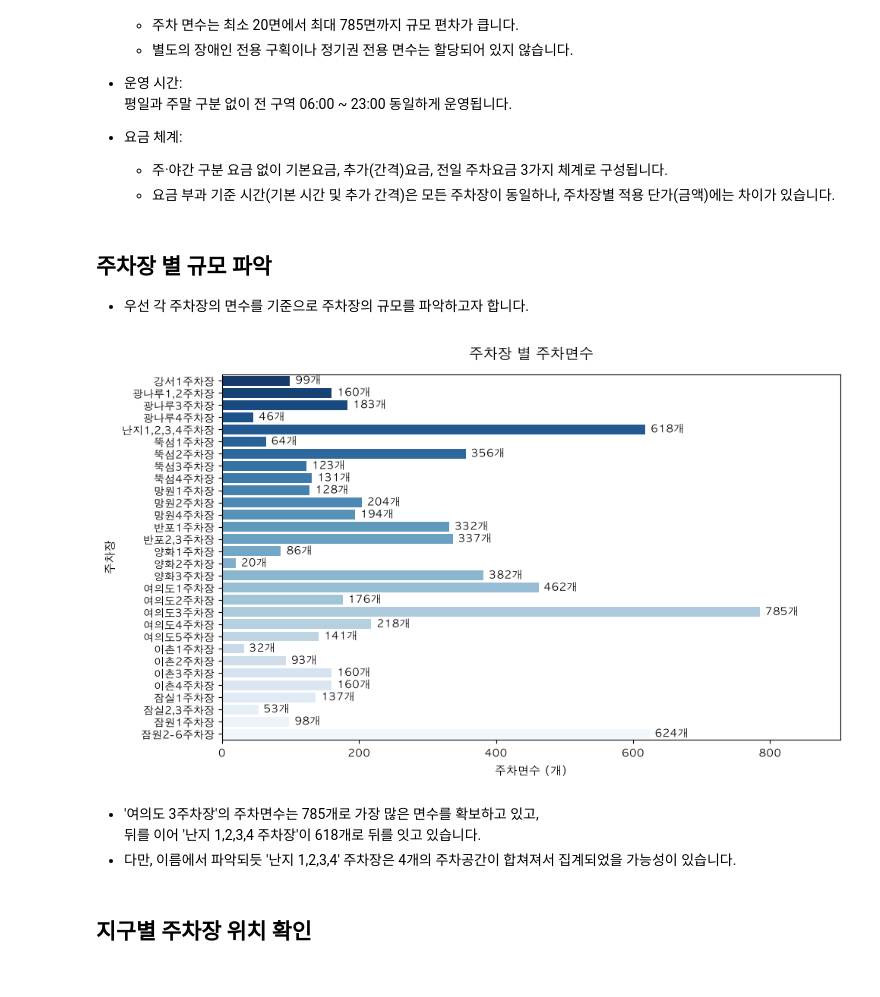
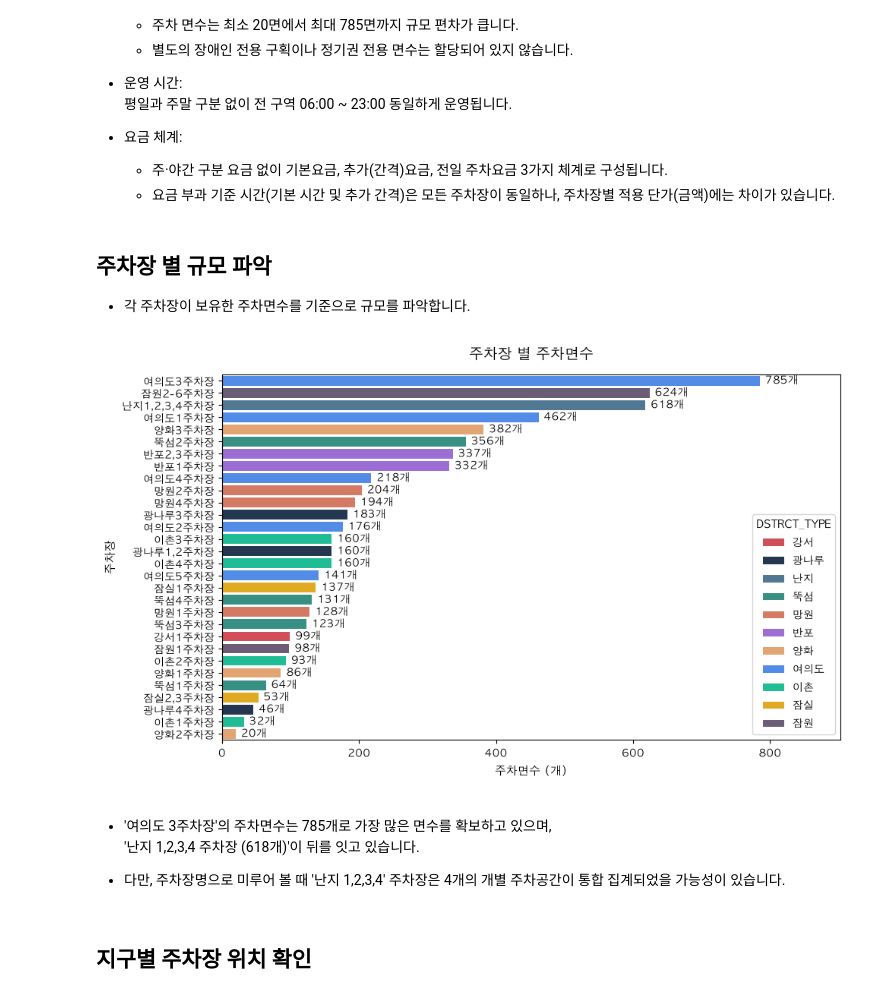
Before and after one commit to zoo-no-s/seoul_hangang_park_analysis, a Jupyter notebook: notebooks/analysis.ipynb, the cells around one changed output. Saved outputs shown, nothing was run; the diff lists cells and outputs as text; code cells hidden in the pictures.

```diff
--- a/notebooks/analysis.ipynb
+++ b/notebooks/analysis.ipynb
@@ -12,6 +27,15 @@ plt.rc('axes', unicode_minus=False)
 
 # 데이터 프레임 조회 시 컬럼 줄임 없애기
 pd.set_option('display.max_columns', None)
+# %%
+common_palette = [
+    '#E63946', '#1D3557', '#457B9D', '#2A9D8F', '#E76F51',
+    '#9B5DE5', '#F4A261', '#3A86FF', '#06D6A0', '#FFB703',
+    '#6D597A', '#118AB2'
+]
+
+def use_palette(num=len(common_palette)):
+    return [common_palette[i % len(common_palette)] for i in range(num)]
 # %% [markdown]
 * 참조 - 빅쿼리 직접 호출 관련
 # %%
@@ -105,47 +130,51 @@ master_df['PKLT_OPER_BZENTY'].nunique() # 6
   * 요금 부과 기준 시간(기본 시간 및 추가 간격)은 모든 주차장이 동일하나, 주차장별 적용 단가(금액)에는 차이가 있습니다.
 # %% [markdown]
 ## 주차장 별 규모 파악
-* 우선 각 주차장의 면수를 기준으로 주차장의 규모를 파악하고자 합니다.
+* 각 주차장이 보유한 주차면수를 기준으로 규모를 파악합니다.
 # %%
+sorted_order = master_df.sort_values(by='PRK_CNT', ascending=False)['PKLT_TYPE']
+
 plt.figure(figsize=(10, 6))
 ax = sns.barplot(
     data=master_df,
     x='PRK_CNT',
     y='PKLT_TYPE',
-    hue='PKLT_TYPE',
-    palette='Blues_r',
-    legend=False
+    order=sorted_order,  # 정렬 기준 전달
+    hue='DSTRCT_TYPE',
+    palette=use_palette(11),
+    legend=True
 )
 
 # 막대 오른쪽에 수치 라벨 추가
 for p in ax.patches:
     width = p.get_width()
     if width > 0:
         ax.annotate(
             f'{int(width)}개',
             xy=(width, p.get_y() + p.get_height() / 2),
             xytext=(5, 0),
             textcoords="offset points",
             ha='left',
             va='center',
             fontsize=10
         )
 
 plt.title('주차장 별 주차면수', fontsize=14, pad=15)
 plt.xlabel('주차면수 (개)', fontsize=11)
 plt.ylabel('주차장', fontsize=11)
 
 # 레이블이 잘리지 않도록 x축 오른쪽 여백 살짝 확장
 ax.set_xlim(0, master_df['PRK_CNT'].max() * 1.15)
 
 plt.tight_layout()
 plt.show()
 # %% [output]
-[figure, old version]
+[figure, new version]
 # %% [markdown]
-* '여의도 3주차장'의 주차면수는 785개로 가장 많은 면수를 확보하고 있고, <br>
-뒤를 이어 '난지 1,2,3,4 주차장'이 618개로 뒤를 잇고 있습니다.
-* 다만, 이름에서 파악되듯 '난지 1,2,3,4' 주차장은 4개의 주차공간이 합쳐져서 집계되었을 가능성이 있습니다.
+* '여의도 3주차장'의 주차면수는 785개로 가장 많은 면수를 확보하고 있으며, <br>
+'난지 1,2,3,4 주차장 (618개)'이 뒤를 잇고 있습니다.
+
+* 다만, 주차장명으로 미루어 볼 때 '난지 1,2,3,4' 주차장은 4개의 개별 주차공간이 통합 집계되었을 가능성이 있습니다.
 # %% [markdown]
 ## 지구별 주차장 위치 확인
 # %%
```
Also changed, not shown: parts of 59 cells of this notebook.
